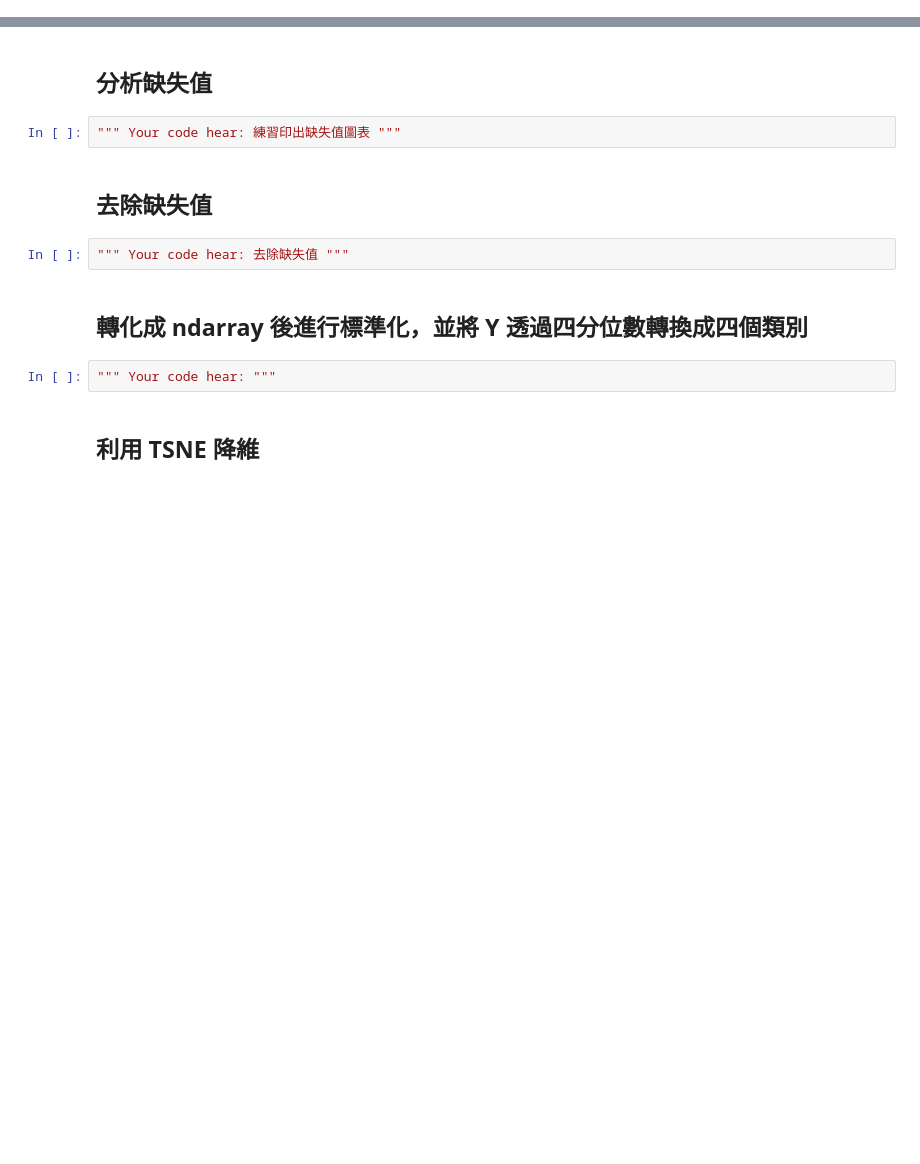
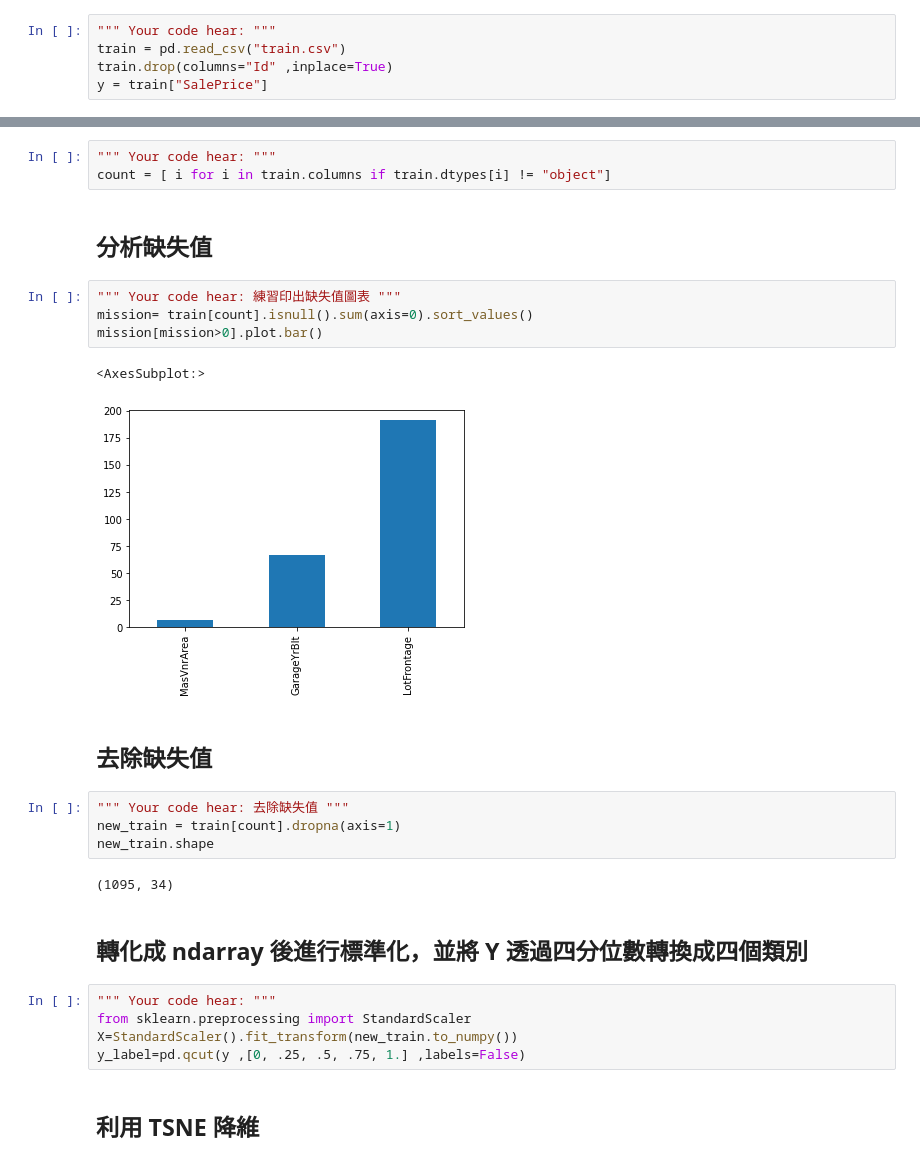
Before and after one commit to Nicolas6426527/A_practiceTeam, a Jupyter notebook: HW/Week2/HW_02.ipynb, the cells around one changed output, grey strips where cells are left out. Cells and saved outputs as stored; diff of their text form; blank space fills up the shorter version.

```diff
--- a/HW/Week2/HW_02.ipynb
+++ b/HW/Week2/HW_02.ipynb
@@ -15,2 +13,7 @@ from sklearn.manifold import TSNE
+# %%
+""" Your code hear: """
+train = pd.read_csv("train.csv")
+train.drop(columns="Id" ,inplace=True)
+y = train["SalePrice"]
 # %% [markdown]
 ## 取出連續型特徵 (方便降維)
@@ -19,15 +20,30 @@ from sklearn.manifold import TSNE
+# %%
+""" Your code hear: """
+count = [ i for i in train.columns if train.dtypes[i] != "object"]
 # %% [markdown]
 ## 分析缺失值
-# %%
-""" Your code hear: 練習印出缺失值圖表 """
+# %%
+""" Your code hear: 練習印出缺失值圖表 """
+mission= train[count].isnull().sum(axis=0).sort_values()
+mission[mission>0].plot.bar()
+# %% [output]
+<AxesSubplot:>
+[figure, added]
 # %% [markdown]
 ## 去除缺失值
 # %%
 """ Your code hear: 去除缺失值 """
+new_train = train[count].dropna(axis=1)
+new_train.shape
+# %% [output]
+(1095, 34)
 # %% [markdown]
 ## 轉化成 ndarray 後進行標準化，並將 Y 透過四分位數轉換成四個類別
-# %%
-""" Your code hear: """
+# %%
+""" Your code hear: """
+from sklearn.preprocessing import StandardScaler
+X=StandardScaler().fit_transform(new_train.to_numpy())
+y_label=pd.qcut(y ,[0, .25, .5, .75, 1.] ,labels=False)
 # %% [markdown]
 ## 利用 TSNE 降維
 # %%
```
Also changed, not shown: parts of 7 cells of this notebook, 2 other files.
